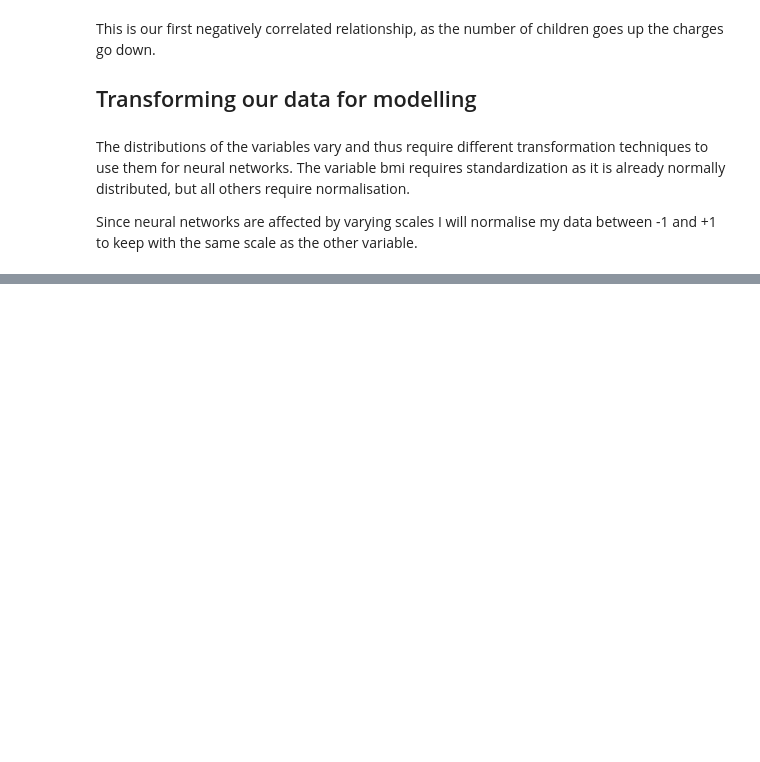
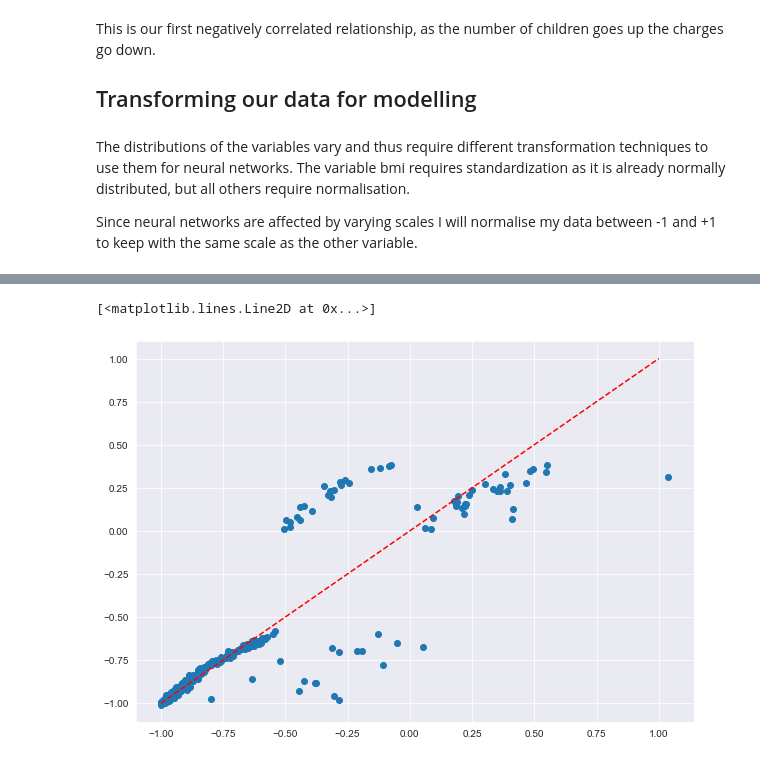
Before and after one commit to georgeharris96/TensorflowDevCourse, a Jupyter notebook: MiniProjects/MedicalInsuranceMiniProject.ipynb, the cells around one changed output, grey strips where cells are left out. Cells and saved outputs as stored; diff of their text form; code cells hidden in the pictures; blank space fills up the shorter version.

Commit message:
model_1 created

```diff
--- a/MiniProjects/MedicalInsuranceMiniProject.ipynb
+++ b/MiniProjects/MedicalInsuranceMiniProject.ipynb
@@ -228,0 +233,19 @@ test[['age', 'children', 'charges']] = mmScaler.transform(
+# %%
+# Create model
+model_1 = tf.keras.Sequential(
+    [
+        tf.keras.layers.Dense(9, input_shape=[9], name='Input_Layer'),
+        tf.keras.layers.Dense(100, name='Hidden_Layer_1'),
+        tf.keras.layers.Dense(1, name='Output_Layer')
+    ]
+)
+
+# Compile the model
+model_1.compile(
+    loss=tf.keras.losses.mae,
+    optimizer=tf.keras.optimizers.SGD(),
+    metrics=['mae']
+)
+
+# Fit the model
+model_1.fit(train.drop(columns=['charges']), train.charges, epochs=100)
@@ -228,0 +273,8 @@ test[['age', 'children', 'charges']] = mmScaler.transform(
+# %%
+# Evaluate model
+y_pred = model_1.predict(test.drop(columns=['charges']))
+
+plt.figure(figsize=(10,7))
+plt.scatter(test.charges, y_pred)
+plt.plot([-1, 1], [-1, 1], '--', c='red')
+# %% [output]
@@ -228,0 +282,2 @@ test[['age', 'children', 'charges']] = mmScaler.transform(
+[<matplotlib.lines.Line2D at 0x...>]
+[figure, added]
```
Also changed, not shown: parts of 3 cells of this notebook.
